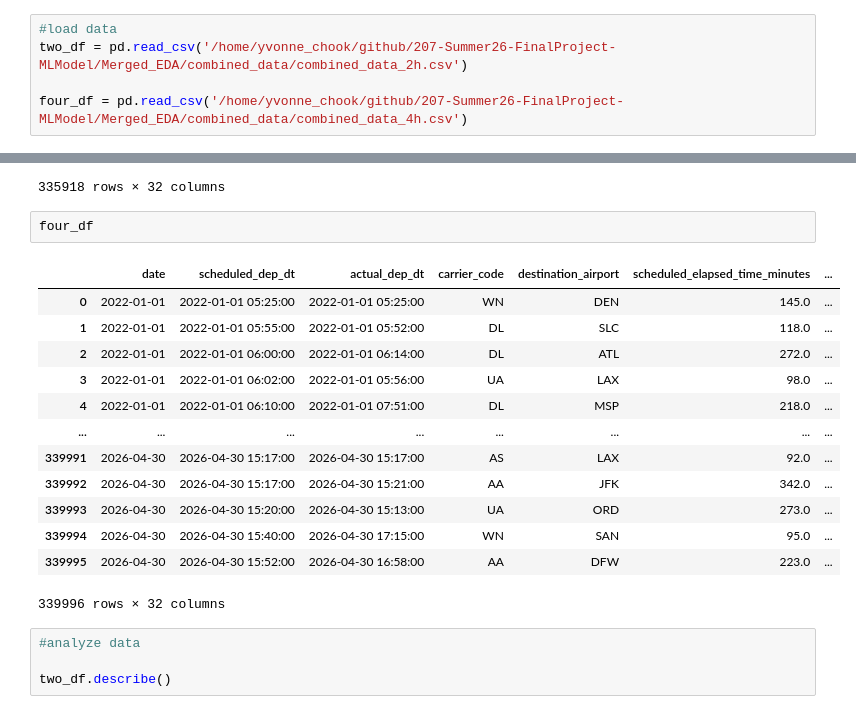
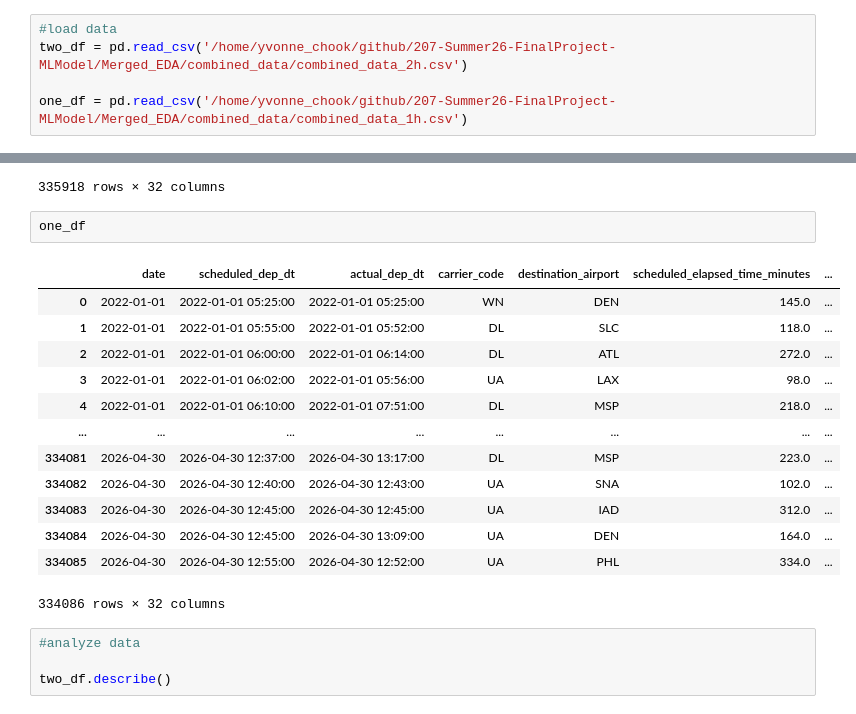
Before and after one commit to UC-Berkeley-I-School/207-Summer26-FinalProject-MLModel, a Jupyter notebook: Baseline_Model/4hr_1hr_baseline_YvonneChook.ipynb, the cells around one changed output, grey strips where cells are left out. Saved outputs shown, nothing was run; the diff lists cells and outputs as text.

```diff
--- a/Baseline_Model/4hr_2hr_baseline_YvonneChook.ipynb
+++ b/Baseline_Model/4hr_1hr_baseline_YvonneChook.ipynb
@@ -16,7 +16,7 @@ I0000 00:00:1783568449.044997   23594 cudart_stub.cc:31] Could not find cuda dri
 #load data
 two_df = pd.read_csv('/home/yvonne_chook/github/207-Summer26-FinalProject-MLModel/Merged_EDA/combined_data/combined_data_2h.csv')
 
-four_df = pd.read_csv('/home/yvonne_chook/github/207-Summer26-FinalProject-MLModel/Merged_EDA/combined_data/combined_data_4h.csv')
+one_df = pd.read_csv('/home/yvonne_chook/github/207-Summer26-FinalProject-MLModel/Merged_EDA/combined_data/combined_data_1h.csv')
 # %% [markdown]
 - No delay or early departure (0)
 - Less than 1 hour delay (1)
@@ -51,21 +51,21 @@ two_df
 | 335917 | 2026-04-30 | 2026-04-30 13:55:00 | 2026-04-30 13:51:00 | DL | JFK | 336.0 | ... |
 335918 rows × 32 columns
 # %%
-four_df
+one_df
 # %% [output]
 |  | date | scheduled_dep_dt | actual_dep_dt | carrier_code | destination_airport | scheduled_elapsed_time_minutes | ... |
 | 0 | 2022-01-01 | 2022-01-01 05:25:00 | 2022-01-01 05:25:00 | WN | DEN | 145.0 | ... |
 | 1 | 2022-01-01 | 2022-01-01 05:55:00 | 2022-01-01 05:52:00 | DL | SLC | 118.0 | ... |
 | 2 | 2022-01-01 | 2022-01-01 06:00:00 | 2022-01-01 06:14:00 | DL | ATL | 272.0 | ... |
 | 3 | 2022-01-01 | 2022-01-01 06:02:00 | 2022-01-01 05:56:00 | UA | LAX | 98.0 | ... |
 | 4 | 2022-01-01 | 2022-01-01 06:10:00 | 2022-01-01 07:51:00 | DL | MSP | 218.0 | ... |
 | ... | ... | ... | ... | ... | ... | ... | ... |
-| 339991 | 2026-04-30 | 2026-04-30 15:17:00 | 2026-04-30 15:17:00 | AS | LAX | 92.0 | ... |
-| 339992 | 2026-04-30 | 2026-04-30 15:17:00 | 2026-04-30 15:21:00 | AA | JFK | 342.0 | ... |
-| 339993 | 2026-04-30 | 2026-04-30 15:20:00 | 2026-04-30 15:13:00 | UA | ORD | 273.0 | ... |
-| 339994 | 2026-04-30 | 2026-04-30 15:40:00 | 2026-04-30 17:15:00 | WN | SAN | 95.0 | ... |
-| 339995 | 2026-04-30 | 2026-04-30 15:52:00 | 2026-04-30 16:58:00 | AA | DFW | 223.0 | ... |
+| 334081 | 2026-04-30 | 2026-04-30 12:37:00 | 2026-04-30 13:17:00 | DL | MSP | 223.0 | ... |
+| 334082 | 2026-04-30 | 2026-04-30 12:40:00 | 2026-04-30 12:43:00 | UA | SNA | 102.0 | ... |
+| 334083 | 2026-04-30 | 2026-04-30 12:45:00 | 2026-04-30 12:45:00 | UA | IAD | 312.0 | ... |
+| 334084 | 2026-04-30 | 2026-04-30 12:45:00 | 2026-04-30 13:09:00 | UA | DEN | 164.0 | ... |
+| 334085 | 2026-04-30 | 2026-04-30 12:55:00 | 2026-04-30 12:52:00 | UA | PHL | 334.0 | ... |
-339996 rows × 32 columns
+334086 rows × 32 columns
 # %%
 #analyze data
 
```
Also changed, not shown: parts of 8 cells of this notebook.
